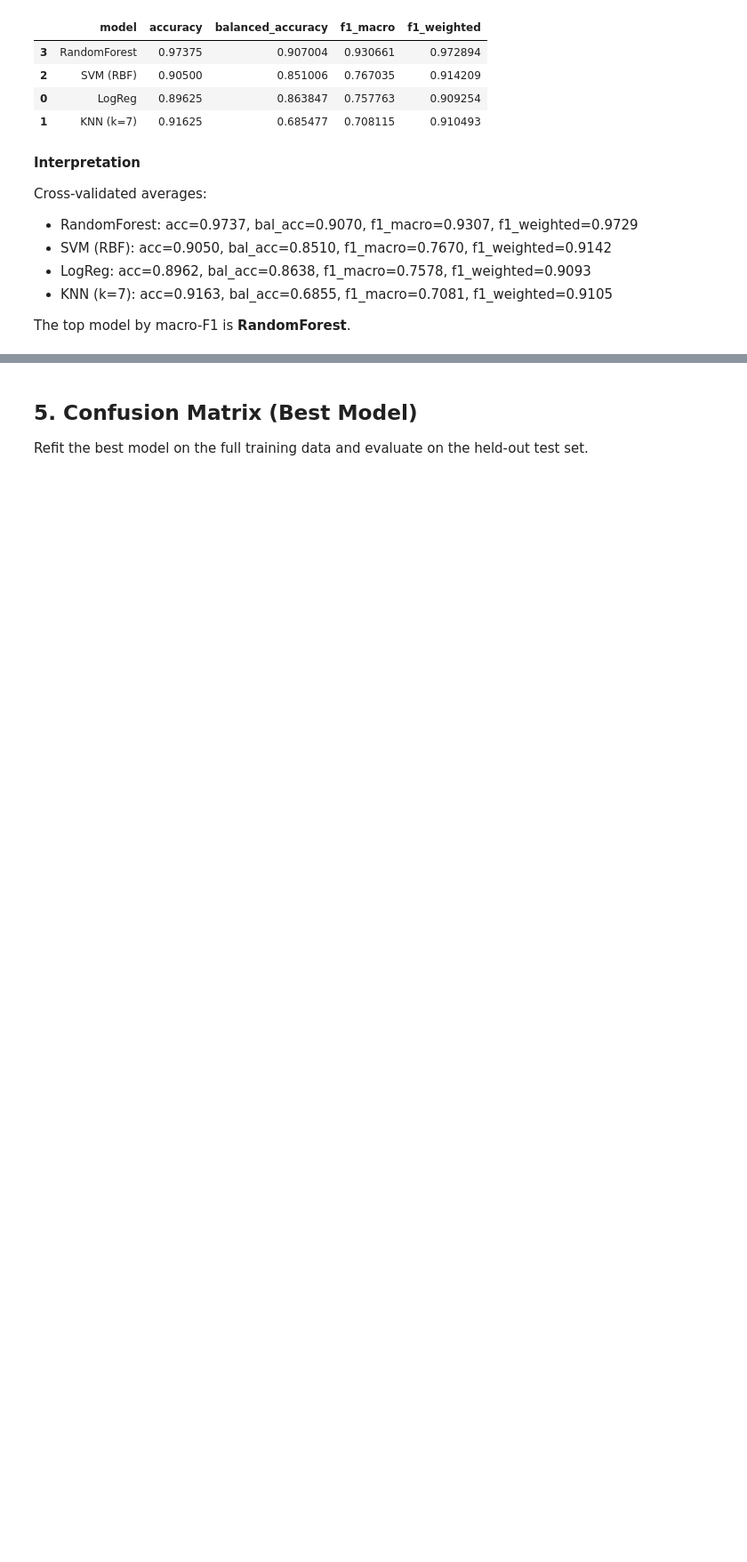
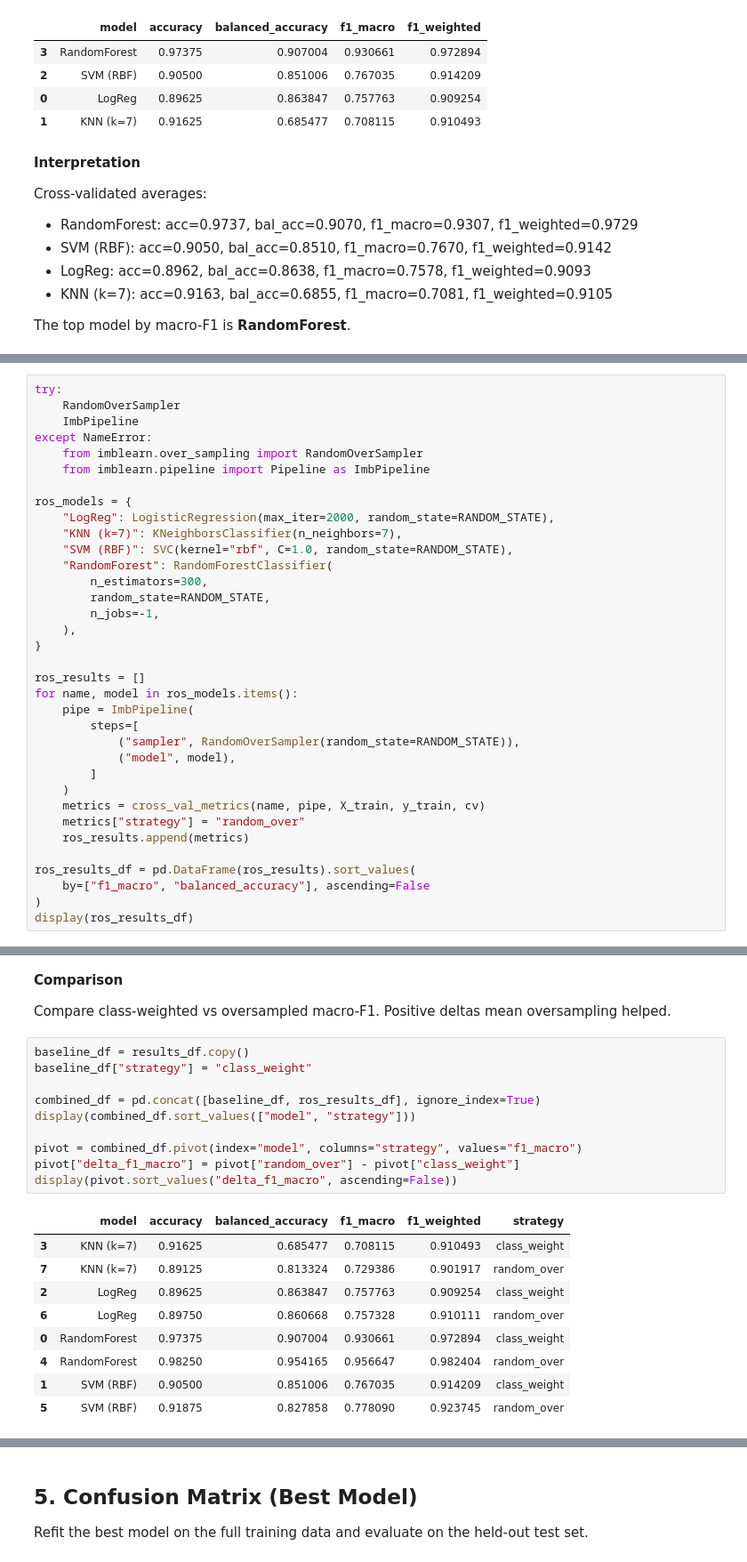
Before and after one commit to Abhay1Dhakl/diabetes-nyp-classification-clustering, a Jupyter notebook: notebooks/03_classification.ipynb, the cells around one changed output, grey strips where cells are left out. Shown at 89% size. Drawn from its saved outputs; the diff is of its cells as text; blank space fills up the shorter version.

Commit message:
added oversmpled data

```diff
--- a/notebooks/03_classification.ipynb
+++ b/notebooks/03_classification.ipynb
@@ -183,0 +226,35 @@ The top model by macro-F1 is **RandomForest**.
+# %%
+try:
+    RandomOverSampler
+    ImbPipeline
+except NameError:
+    from imblearn.over_sampling import RandomOverSampler
+    from imblearn.pipeline import Pipeline as ImbPipeline
+
+ros_models = {
+    "LogReg": LogisticRegression(max_iter=2000, random_state=RANDOM_STATE),
+    "KNN (k=7)": KNeighborsClassifier(n_neighbors=7),
+    "SVM (RBF)": SVC(kernel="rbf", C=1.0, random_state=RANDOM_STATE),
+    "RandomForest": RandomForestClassifier(
+        n_estimators=300,
+        random_state=RANDOM_STATE,
+        n_jobs=-1,
+    ),
+}
+
+ros_results = []
+for name, model in ros_models.items():
+    pipe = ImbPipeline(
+        steps=[
+            ("sampler", RandomOverSampler(random_state=RANDOM_STATE)),
+            ("model", model),
+        ]
+    )
+    metrics = cross_val_metrics(name, pipe, X_train, y_train, cv)
+    metrics["strategy"] = "random_over"
+    ros_results.append(metrics)
+
+ros_results_df = pd.DataFrame(ros_results).sort_values(
+    by=["f1_macro", "balanced_accuracy"], ascending=False
+)
+display(ros_results_df)
@@ -183,0 +267,24 @@ The top model by macro-F1 is **RandomForest**.
+# %% [markdown]
+**Comparison**
+
+Compare class-weighted vs oversampled macro-F1. Positive deltas mean oversampling helped.
+# %%
+baseline_df = results_df.copy()
+baseline_df["strategy"] = "class_weight"
+
+combined_df = pd.concat([baseline_df, ros_results_df], ignore_index=True)
+display(combined_df.sort_values(["model", "strategy"]))
+
+pivot = combined_df.pivot(index="model", columns="strategy", values="f1_macro")
+pivot["delta_f1_macro"] = pivot["random_over"] - pivot["class_weight"]
+display(pivot.sort_values("delta_f1_macro", ascending=False))
+# %% [output]
+|  | model | accuracy | balanced_accuracy | f1_macro | f1_weighted | strategy |
+| 3 | KNN (k=7) | 0.91625 | 0.685477 | 0.708115 | 0.910493 | class_weight |
+| 7 | KNN (k=7) | 0.89125 | 0.813324 | 0.729386 | 0.901917 | random_over |
+| 2 | LogReg | 0.89625 | 0.863847 | 0.757763 | 0.909254 | class_weight |
+| 6 | LogReg | 0.89750 | 0.860668 | 0.757328 | 0.910111 | random_over |
+| 0 | RandomForest | 0.97375 | 0.907004 | 0.930661 | 0.972894 | class_weight |
+| 4 | RandomForest | 0.98250 | 0.954165 | 0.956647 | 0.982404 | random_over |
+| 1 | SVM (RBF) | 0.90500 | 0.851006 | 0.767035 | 0.914209 | class_weight |
+| 5 | SVM (RBF) | 0.91875 | 0.827858 | 0.778090 | 0.923745 | random_over |
```
Also changed, not shown: parts of 7 cells of this notebook, 2 other files.
